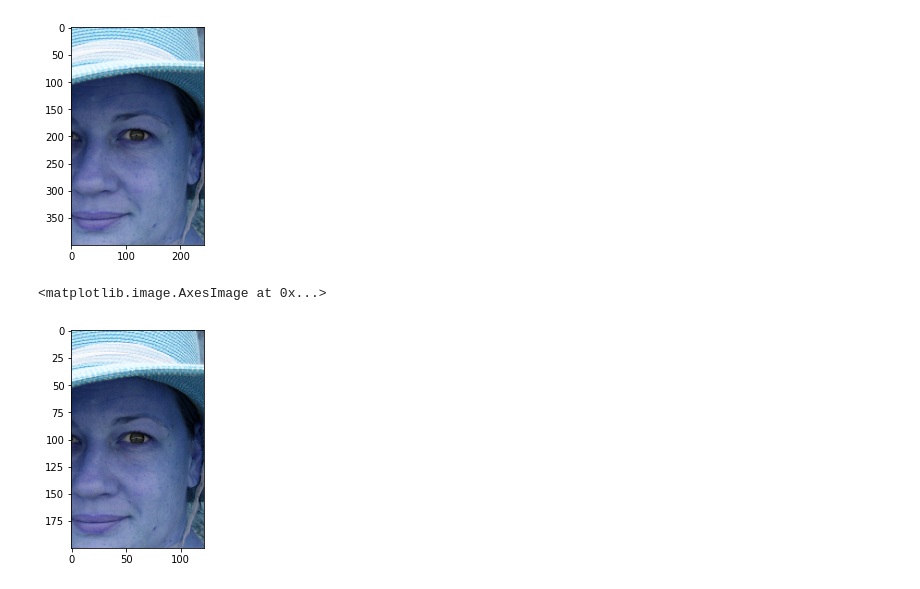
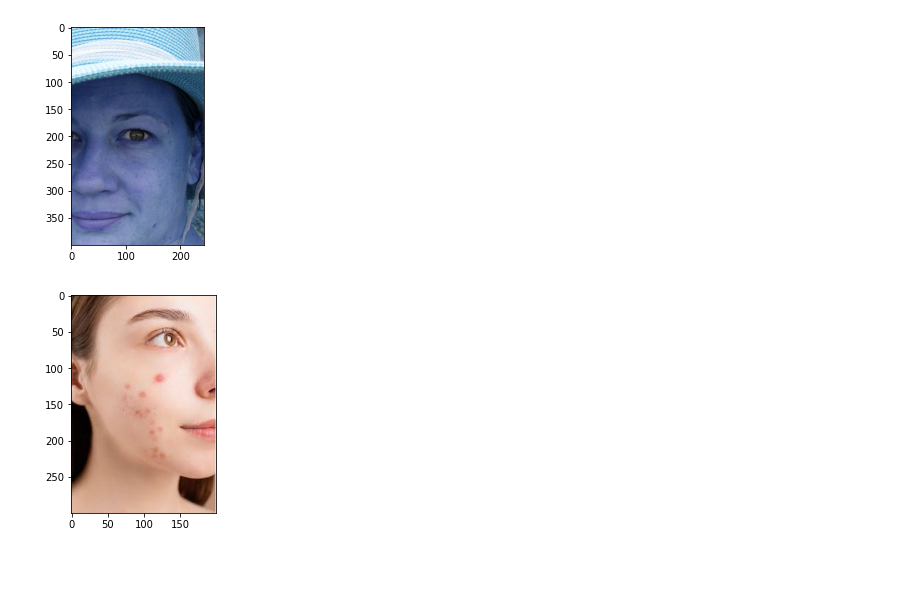
Before and after one commit to anismehrab/MULTIPSE, a Jupyter notebook: train.ipynb, the cells around one changed output. Cells and saved outputs as stored; diff of their text form; code cells hidden in the pictures.

```diff
--- a/train.ipynb
+++ b/train.ipynb
@@ -570,8 +570,13 @@ img_LR (200, 122, 3)
 img_HR (400, 244, 3)
 <matplotlib.image.AxesImage at 0x...>
 [figure]
-# %%
-plt.imshow(img_L)
-# %% [output]
-<matplotlib.image.AxesImage at 0x...>
-[figure, removed]
+# %%
+image = cv2.imread("PhotoDit/pair/fifa.jpg")
+
+img_L = cv2.resize(image, (200, 300),interpolation= cv2.INTER_CUBIC)
+img_L = cv2.cvtColor(img_L, cv2.COLOR_BGR2RGB)
+
+plt.imshow(img_L)
+util.imwrite(img_L,"PhotoDit/pair/fifa.jpg")
+# %% [output]
+[figure, added]
```
Also changed, not shown: 9 other files.
